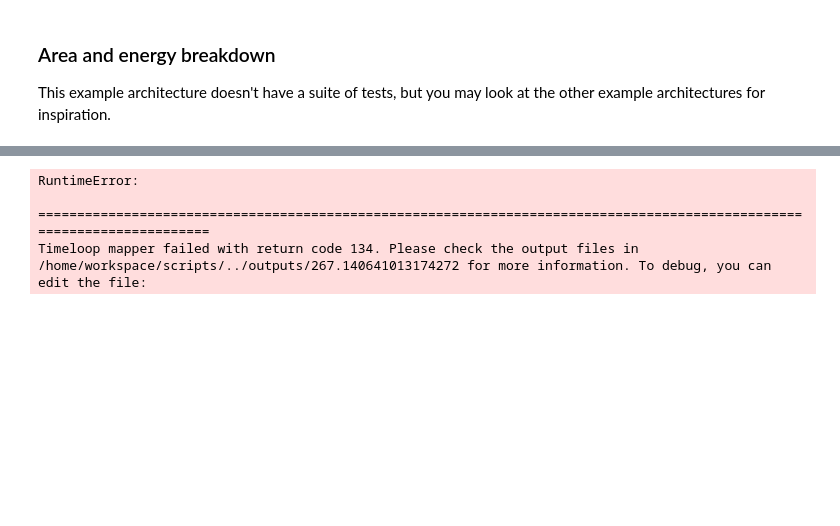
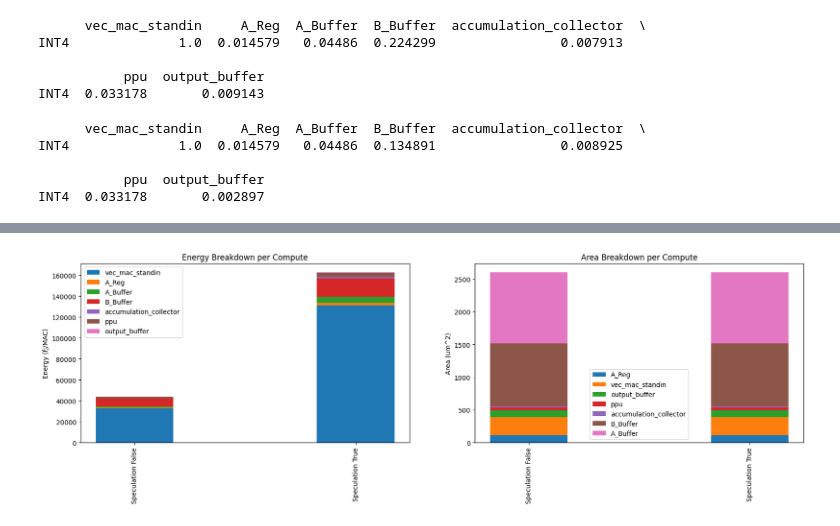
Before and after one commit to mit-emze/cimloop, a Jupyter notebook: workspace/models/arch/1_macro/scc_proj_2025/_guide.ipynb, the cells around one changed output, grey strips where cells are left out. Cells and saved outputs as stored; diff of their text form; code cells hidden in the pictures; blank space fills up the shorter version.

Commit message:
cell 2 running plus extra cells to give energy breakdown table

```diff
--- a/workspace/models/arch/1_macro/scc_proj_2025/_guide.ipynb
+++ b/workspace/models/arch/1_macro/scc_proj_2025/_guide.ipynb
@@ -49,20 +61,51 @@ WARNING:ArrayProcessor:To fill up A_Data_Bnk, multiplied C,M by (4,4): (1,1) ->
+# %%
+# Make energy breakdown table NOT Quantized
+energies = result[0].per_component_energy
+
+normalization_component = "vec_mac_standin"
+
+normalization_factor = energies[normalization_component]
+
+normalized_energy_breakdown = { k: v/normalization_factor for k,v in energies.items()}
+
+print(helper_functions.generate_pd_table([normalized_energy_breakdown], ["INT4"]))
+# %% [output]
+      vec_mac_standin     A_Reg  A_Buffer  B_Buffer  accumulation_collector  \
+INT4              1.0  0.014579   0.04486  0.224299                0.007913
+
+           ppu  output_buffer
+INT4  0.033178       0.009143
+# %%
+# Make energy breakdown table Quantized
+energies = result[1].per_component_energy
+
+normalization_component = "vec_mac_standin"
+
+normalization_factor = energies[normalization_component]
+
+normalized_energy_breakdown = { k: v/normalization_factor for k,v in energies.items()}
+
+print(helper_functions.generate_pd_table([normalized_energy_breakdown], ["INT4"]))
+# %% [output]
+      vec_mac_standin     A_Reg  A_Buffer  B_Buffer  accumulation_collector  \
+INT4              1.0  0.014579   0.04486  0.134891                0.008925
+
+           ppu  output_buffer
+INT4  0.033178       0.002897
 # %%
-result = run_test("scc_proj_2025", "test_area_energy_breakdown")
+# Make graphs
 fig, axs = plt.subplots(1, 2, figsize=(20, 5))
+
 bar_stacked(
     {f"Speculation {r.variables['QUANTIZE']}": r.per_compute('per_component_energy')*1e15 for r in result},
     ylabel="Energy (fJ/MAC)",
-    title=f"Energy Breakdown",
+    title=f"Energy Breakdown per Compute",
     ax=axs[0]
 )
 bar_stacked(
     {f"Speculation {r.variables['QUANTIZE']}": r.per_compute('per_component_area')*1e12 for r in result},
     ylabel="Area (um^2)",
-    title=f"Area Breakdown",
+    title=f"Area Breakdown per Compute",
     ax=axs[1]
 )
 # %% [output]
-
-   ### Area and energy breakdown
-   This example architecture doesn't have a suite of tests, but you may
-   look at the other example architectures for inspiration.
@@ -70,5 +112,2 @@ WARNING:ArrayProcessor:To fill up A_Data_Bnk, multiplied C,M by (4,4): (1,1) ->
-RuntimeError:
-
-========================================================================================================================
-Timeloop mapper failed with return code 134. Please check the output files in /home/workspace/scripts/../outputs/267.140641013174272 for more information. To debug, you can edit the file:
+[figure, added]
 # %%
```
Also changed, not shown: parts of 4 cells of this notebook, 4 other files.
